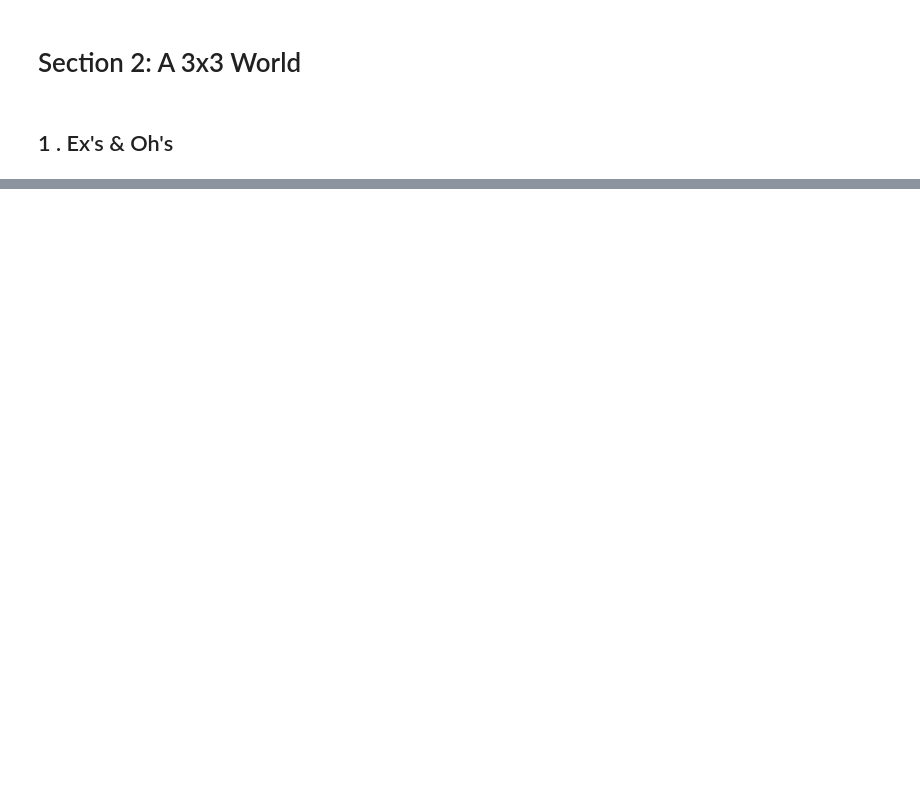
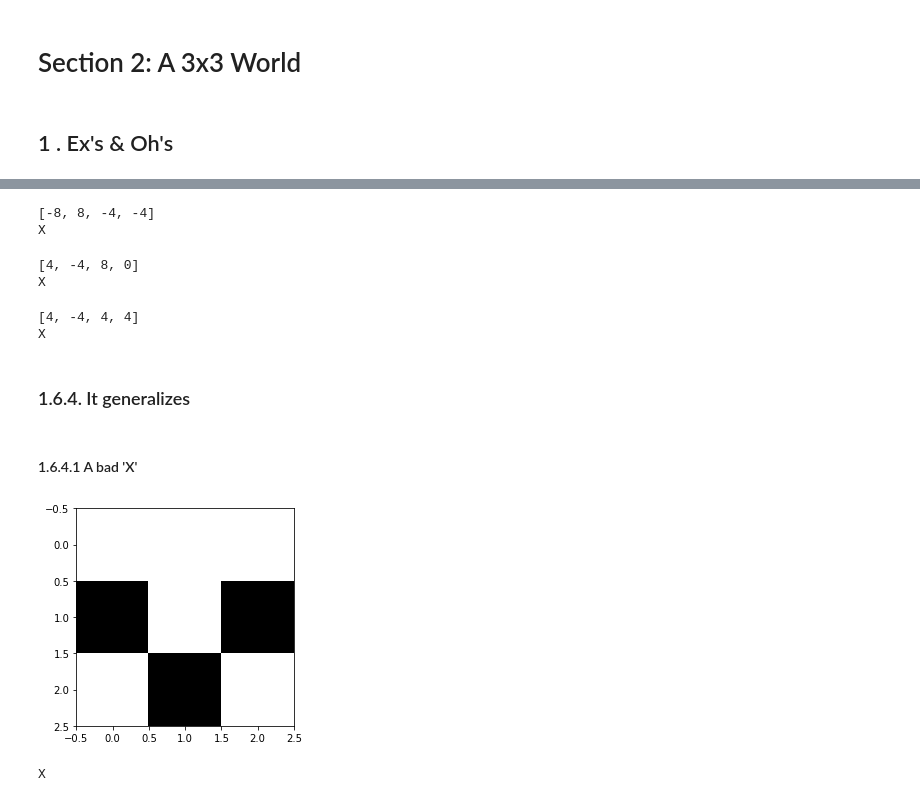
Before and after one commit to konishon/experiments, a Jupyter notebook: A_intro_to_cnn.ipynb, the cells around one changed output, grey strips where cells are left out. Saved outputs shown, nothing was run; the diff lists cells and outputs as text; code cells hidden in the pictures; blank space fills up the shorter version.

```diff
--- a/A_intro_to_cnn.ipynb
+++ b/A_intro_to_cnn.ipynb
@@ -277,0 +319,40 @@ predict(forward_slash)
+# %%
+pred = predict(o)
+
+print(pred)
+print(classes[index])
+# %% [output]
+[-8, 8, -4, -4]
+X
+# %%
+pred = predict(forward_slash)
+
+print(pred)
+print(classes[index])
+# %% [output]
+[4, -4, 8, 0]
+X
+# %%
+pred = predict(backward_slash)
+
+print(pred)
+print(classes[index])
+# %% [output]
+[4, -4, 4, 4]
+X
+# %% [markdown]
+### 1.6.4. It generalizes
+# %% [markdown]
+#### 1.6.4.1 A bad 'X'
+# %%
+bad_x = np.array([[POS,POS,POS],[NEG,POS,NEG],[POS,NEG,POS]])
+plt.imshow(bad_x,cmap=cmap);
+plt.show()
+# %% [output]
+[figure, added]
+# %%
+pred = predict(bad_x)
+index = np.argmax(pred)
+print(classes[index])
+# %% [output]
+X
```
Also changed, not shown: parts of 72 cells of this notebook, 1 other file.
